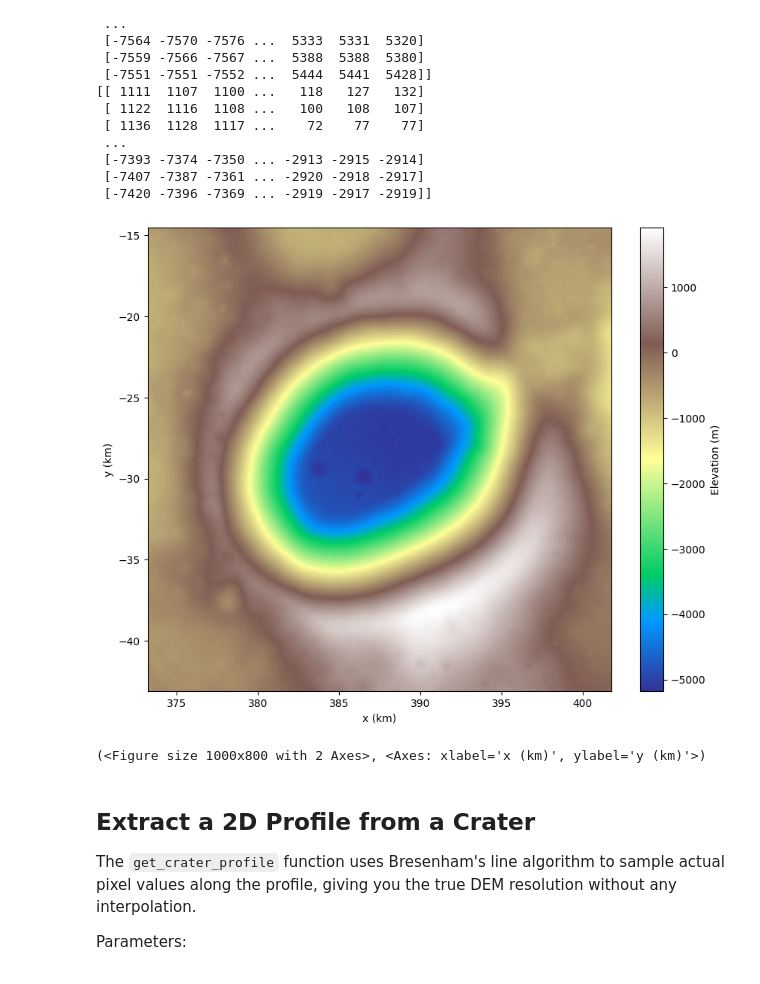
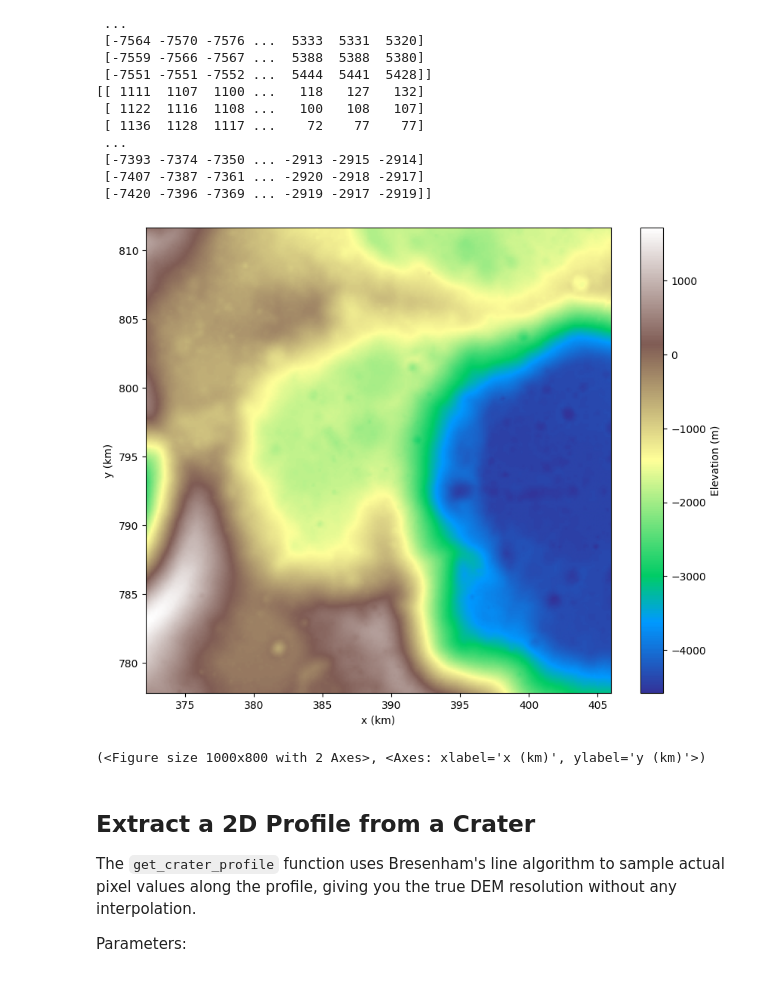
Before and after one commit to Andrew-Pick/lunar_dem_analysis, a Jupyter notebook: notebooks/exploratory_analysis.ipynb, the cells around one changed output. Cells and saved outputs as stored; diff of their text form; code cells hidden in the pictures.

```diff
--- a/notebooks/exploratory_analysis.ipynb
+++ b/notebooks/exploratory_analysis.ipynb
@@ -56,7 +57,8 @@ for index, row in craters.head(100).iterrows():
         metadata,
         crater_lon,
         crater_lat,
-        crater_diam_km
+        crater_diam_km,
+        padding_factor=1.5
     )
 
     # Create the Crater object
@@ -99,9 +101,9 @@ Crater(id=None, center=(1855.953084437284, 1855.8453471291723), global_coords={'
  [-7407 -7387 -7361 ... -2920 -2918 -2917]
  [-7420 -7396 -7369 ... -2919 -2917 -2919]]
 # %%
-plot_dem(crater_objects[50].dem_data, crater_objects[0].metadata)
+plot_dem(crater_objects[51].dem_data, crater_objects[51].metadata)
 # %% [output]
-[figure, old version]
+[figure, new version]
 (<Figure size 1000x800 with 2 Axes>, <Axes: xlabel='x (km)', ylabel='y (km)'>)
 # %% [markdown]
 ## Extract a 2D Profile from a Crater
```
Also changed, not shown: parts of 3 cells of this notebook, 1 other file.
